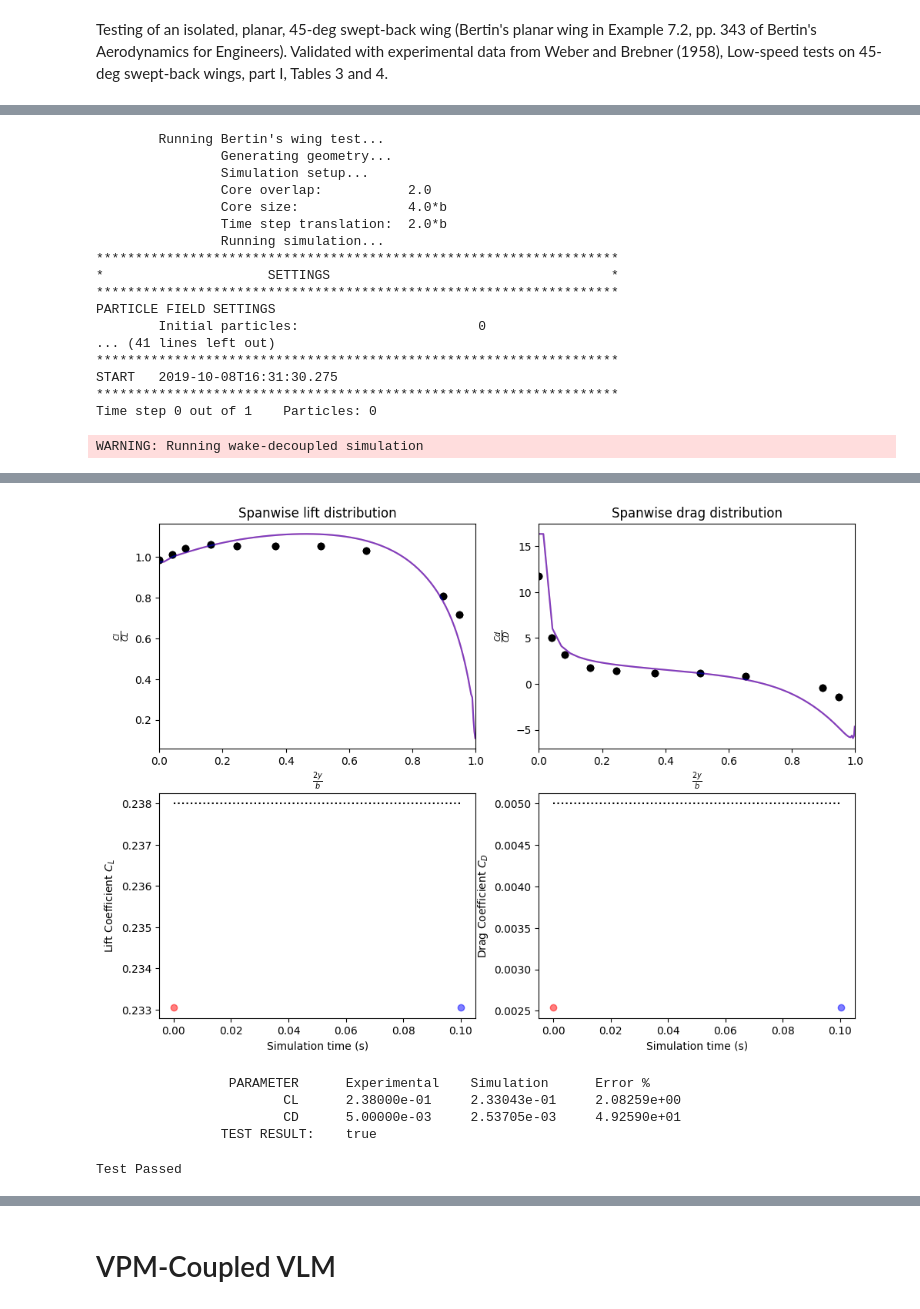
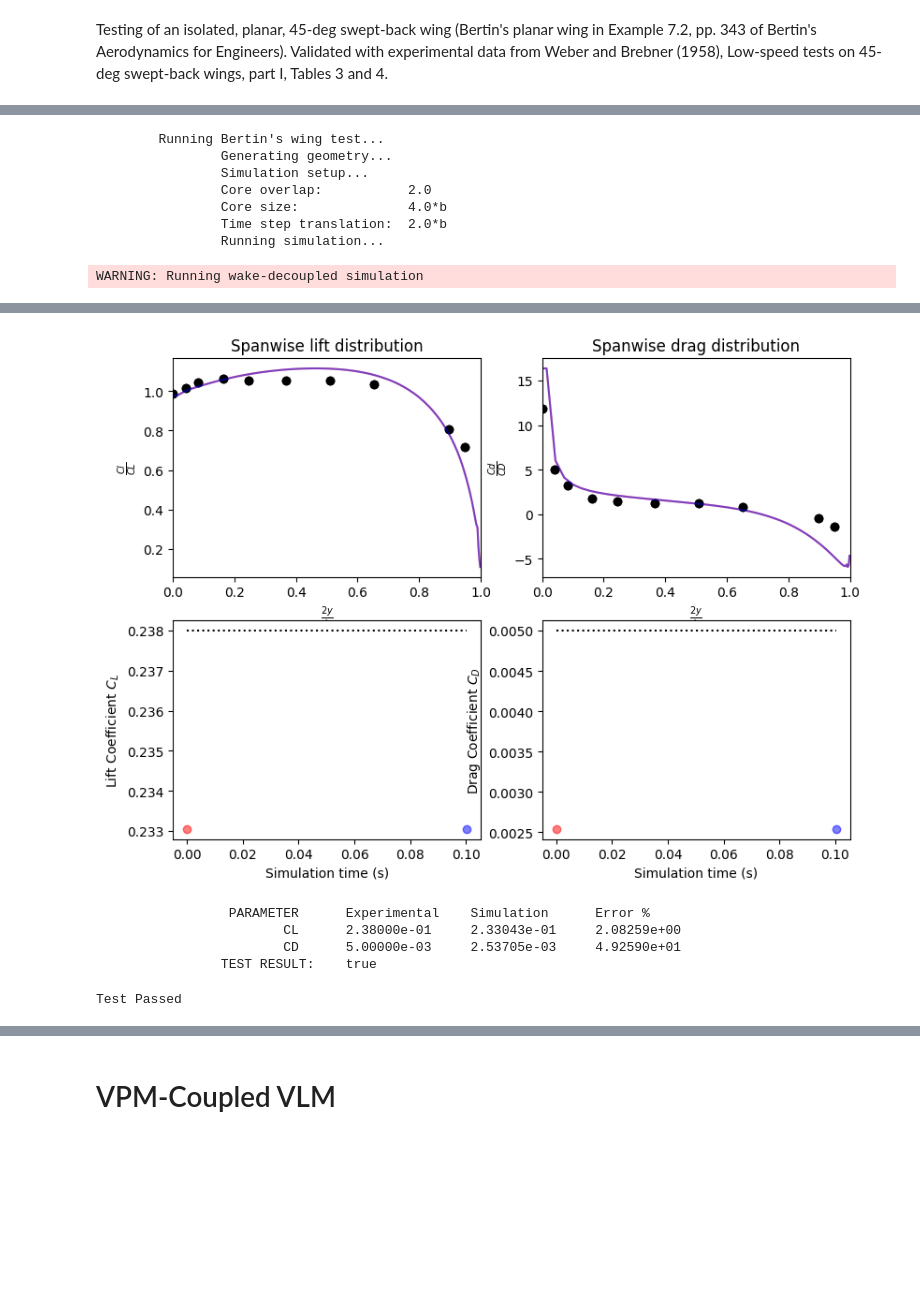
Before and after one commit to byuflowlab/FLOWUnsteady, a Jupyter notebook: docs/validation.ipynb, the cells around one changed output, grey strips where cells are left out. Drawn from its saved outputs; the diff is of its cells as text; code cells hidden in the pictures; blank space fills up the shorter version.

```diff
--- a/docs/validation.ipynb
+++ b/docs/validation.ipynb
@@ -38,7 +38,9 @@ Testing of an isolated, planar, 45-deg swept-back wing (Bertin's planar wing
 # %% [markdown]
 <img src="img/bertinswing04.png" alt="Pic here" width="700px">
 # %%
-@test bertin_VLM(; wake_coupled=false, nsteps=1, verbose=true, disp_plot=true)
+@test bertin_VLM(; wake_coupled=false, nsteps=1,
+                    verbose=true, verbose2=false,
+                    disp_plot=true, figsize_factor=2/3)
 # %% [output]
         Running Bertin's wing test...
                 Generating geometry...
@@ -47,14 +49,4 @@ Testing of an isolated, planar, 45-deg swept-back wing (Bertin's planar wing
                 Core size:              4.0*b
                 Time step translation:  2.0*b
                 Running simulation...
-*******************************************************************
-*                     SETTINGS                                    *
-*******************************************************************
-PARTICLE FIELD SETTINGS
-        Initial particles:                       0
-... (41 lines left out)
-*******************************************************************
-START   2019-10-08T16:31:30.275
-*******************************************************************
-Time step 0 out of 1    Particles: 0
 WARNING: Running wake-decoupled simulation
@@ -65,5 +53,5 @@ ELAPSED TIME: 0 hours 0 minutes 1 seconds
                 Postprocessing...
-[figure, old version]
+[figure, new version]
                  PARAMETER      Experimental    Simulation      Error %
                         CL      2.38000e-01     2.33043e-01     2.08259e+00
                         CD      5.00000e-03     2.53705e-03     4.92590e+01
```
Also changed, not shown: parts of 10 cells of this notebook, 4 other files.
